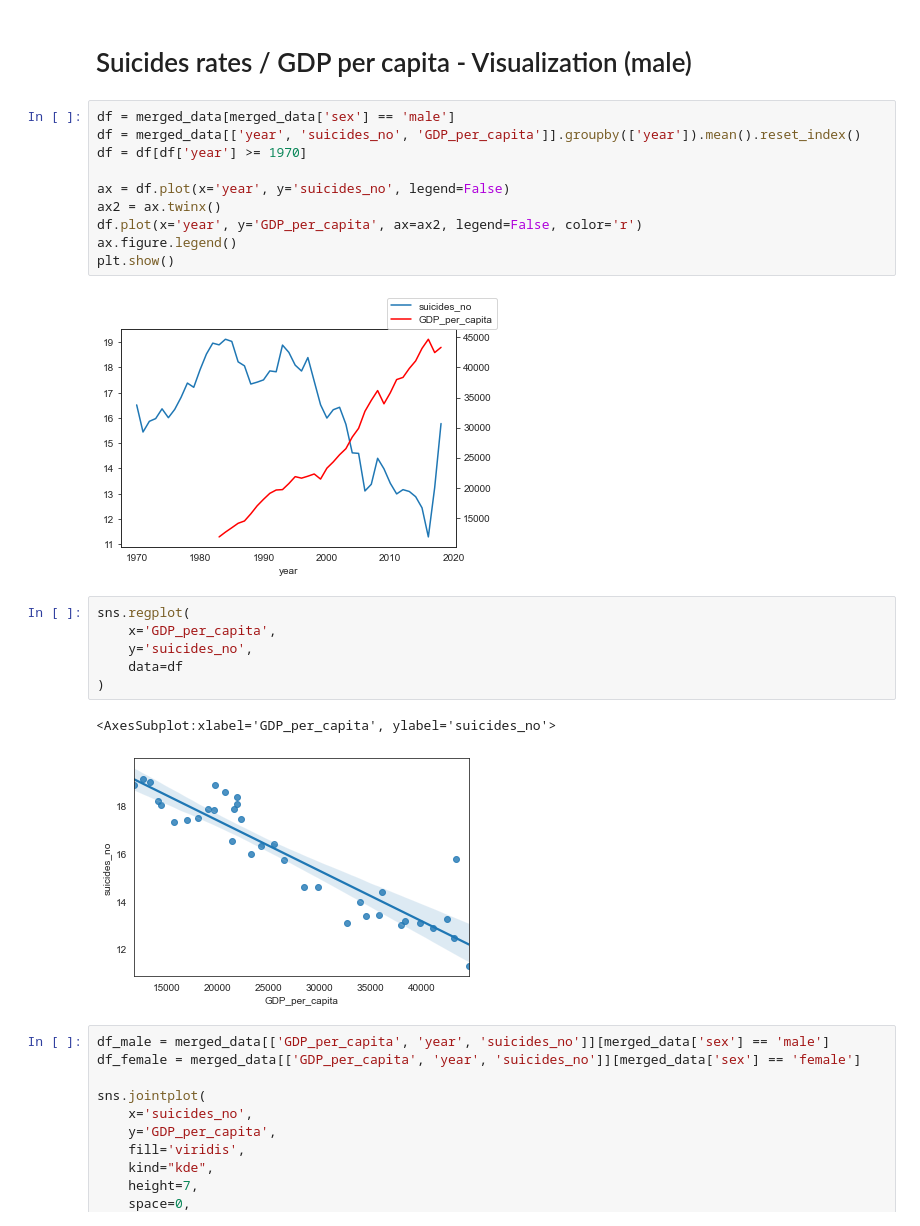
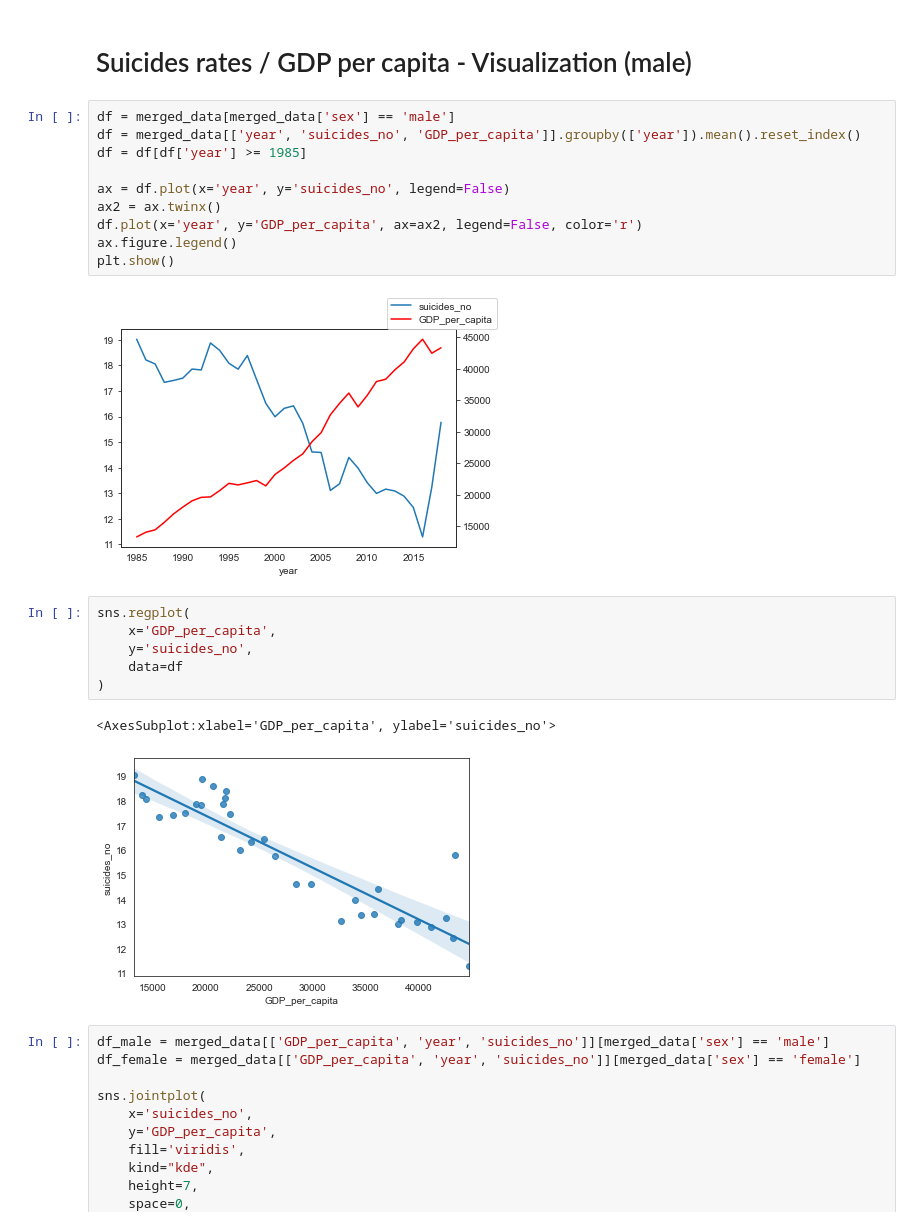
Before and after one commit to iberius96/Python-Suicides-Europe, a Jupyter notebook: main.ipynb, the cells around one changed output. Drawn from its saved outputs; the diff is of its cells as text.

```diff
--- a/main.ipynb
+++ b/main.ipynb
@@ -772,15 +772,15 @@ buildCorrelation(merged_data, 'female')
 # %%
 df = merged_data[merged_data['sex'] == 'male']
 df = merged_data[['year', 'suicides_no', 'GDP_per_capita']].groupby(['year']).mean().reset_index()
-df = df[df['year'] >= 1970]
+df = df[df['year'] >= 1985]
 
 ax = df.plot(x='year', y='suicides_no', legend=False)
 ax2 = ax.twinx()
 df.plot(x='year', y='GDP_per_capita', ax=ax2, legend=False, color='r')
 ax.figure.legend()
 plt.show()
 # %% [output]
-[figure, old version]
+[figure, new version]
 # %%
 sns.regplot(
     x='GDP_per_capita',
@@ -789,7 +789,7 @@ sns.regplot(
 )
 # %% [output]
 <AxesSubplot:xlabel='GDP_per_capita', ylabel='suicides_no'>
-[figure, old version]
+[figure, new version]
 # %%
 df_male = merged_data[['GDP_per_capita', 'year', 'suicides_no']][merged_data['sex'] == 'male']
 df_female = merged_data[['GDP_per_capita', 'year', 'suicides_no']][merged_data['sex'] == 'female']
```
Also changed, not shown: parts of 4 cells of this notebook.
